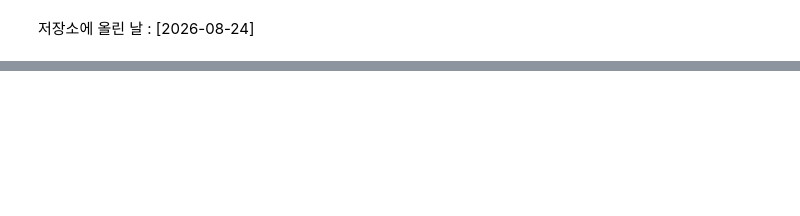
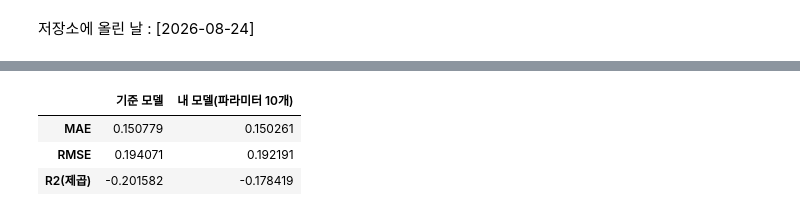
Before and after one commit to nnasnt01-lab/defect-prediction, a Jupyter notebook: day06/project_v1/project_v1.ipynb, the cells around one changed output, grey strips where cells are left out. Drawn from its saved outputs; the diff is of its cells as text; code cells hidden in the pictures; blank space fills up the shorter version.

```diff
--- a/day06/project_v1/project_v1.ipynb
+++ b/day06/project_v1/project_v1.ipynb
@@ -131,0 +347,41 @@ Name: yield, dtype: float64
+# %%
+# Step 3와 같은 방식, 입력만 설비 파라미터 10개로 바꾼다
+파라미터_특징 = ["etch_rate", "pressure", "temperature", "exposure_time", "focus_offset",
+           "dose", "deposition_rate", "thickness_uniformity", "implant_energy", "tilt_angle"]
+X_p = df[파라미터_특징]
+
+splitter_p = GroupShuffleSplit(n_splits=1, test_size=0.2, random_state=42)
+train_idx_p, test_idx_p = next(splitter_p.split(X_p, y, groups=df["lot_id"]))
+
+X_p_train, X_p_test = X_p.iloc[train_idx_p], X_p.iloc[test_idx_p]
+y_p_train, y_p_test = y.iloc[train_idx_p], y.iloc[test_idx_p]
+
+scaler_p = StandardScaler()
+X_p_train_scaled = scaler_p.fit_transform(X_p_train)
+X_p_test_scaled = scaler_p.transform(X_p_test)
+
+기준_예측_p = np.full(len(y_p_test), y_p_train.mean())
+
+model_p = LinearRegression()
+model_p.fit(X_p_train_scaled, y_p_train)
+내_예측_p = model_p.predict(X_p_test_scaled)
+
+결과_파라미터 = pd.DataFrame({
+    "기준 모델": [
+        mean_absolute_error(y_p_test, 기준_예측_p),
+        mean_squared_error(y_p_test, 기준_예측_p) ** 0.5,
+        r2_score(y_p_test, 기준_예측_p),
+    ],
+    "내 모델(파라미터 10개)": [
+        mean_absolute_error(y_p_test, 내_예측_p),
+        mean_squared_error(y_p_test, 내_예측_p) ** 0.5,
+        r2_score(y_p_test, 내_예측_p),
+    ],
+}, index=["MAE", "RMSE", "R2(제곱)"])
+
+결과_파라미터
+# %% [output]
+|  | 기준 모델 | 내 모델(파라미터 10개) |
+| MAE | 0.150779 | 0.150261 |
+| RMSE | 0.194071 | 0.192191 |
+| R2(제곱) | -0.201582 | -0.178419 |
```
Also changed, not shown: parts of 29 cells of this notebook, 5 other files.
